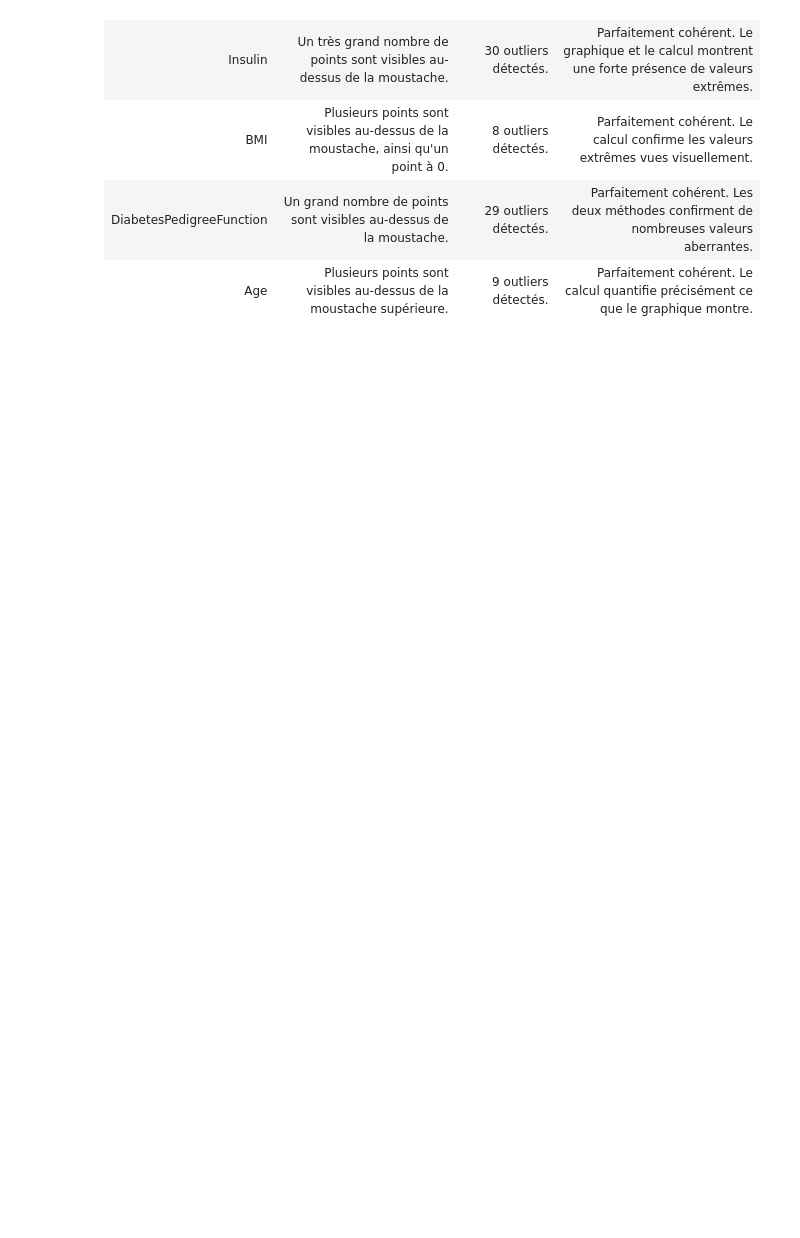
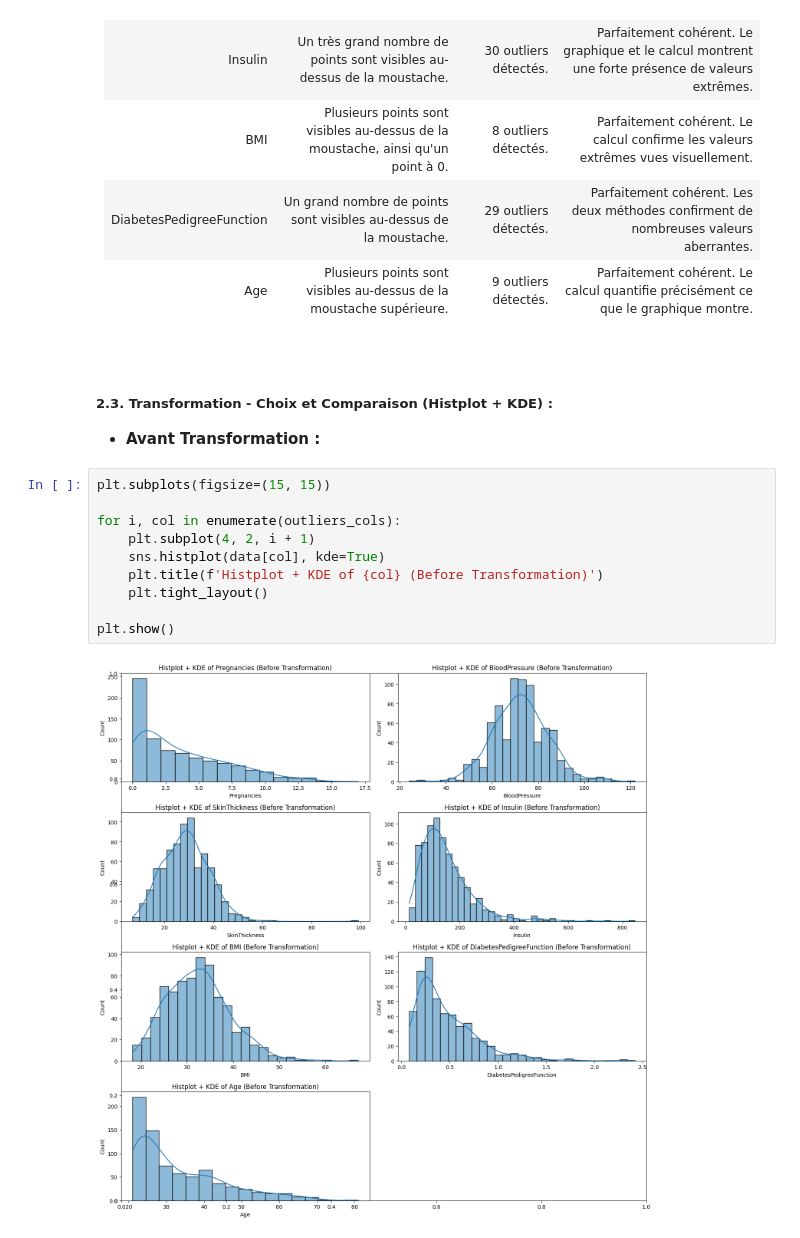
Before and after one commit to ABDELHAFIDAIT/DiabRisk, a Jupyter notebook: src/processing.ipynb, the cells around one changed output. Cells and saved outputs as stored; diff of their text form; blank space fills up the shorter version.

```diff
--- a/src/processing.ipynb
+++ b/src/processing.ipynb
@@ -174,3 +174,19 @@ dtype: int64
 | Age | Plusieurs points sont visibles au-dessus de la moustache supérieure. | 9 outliers détectés. |  Parfaitement cohérent. Le calcul quantifie précisément ce que le graphique montre. |
 
 <br>
+# %% [markdown]
+##### **2.3. Transformation - Choix et Comparaison (Histplot + KDE) :**
+
+- **Avant Transformation :**
+# %%
+plt.subplots(figsize=(15, 15))
+
+for i, col in enumerate(outliers_cols):
+    plt.subplot(4, 2, i + 1)
+    sns.histplot(data[col], kde=True)
+    plt.title(f'Histplot + KDE of {col} (Before Transformation)')
+    plt.tight_layout()
+
+plt.show()
+# %% [output]
+[figure, added]
```
Also changed, not shown: parts of 2 cells of this notebook, 1 other file.
